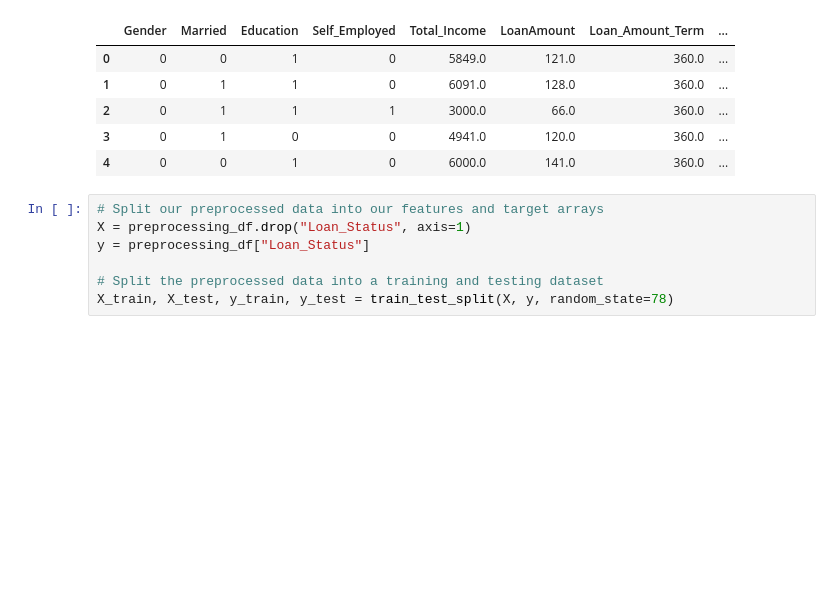
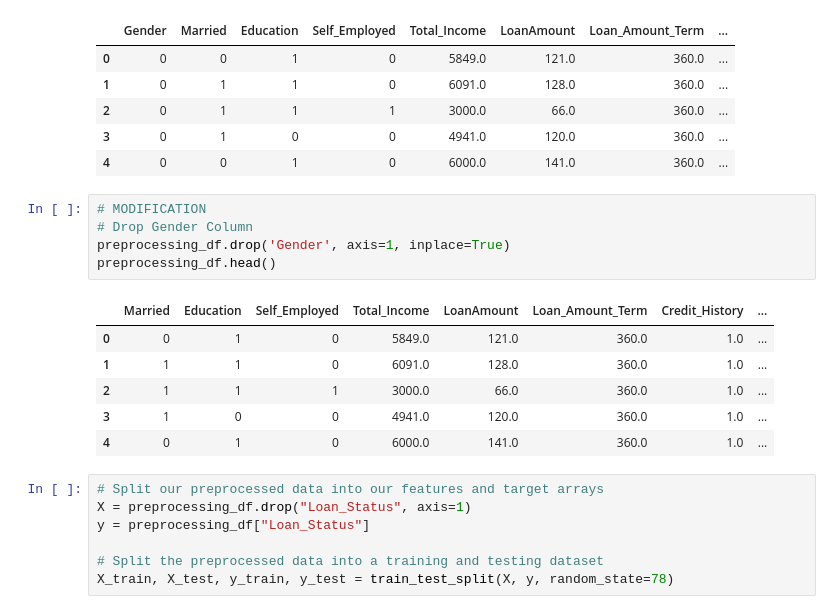
Before and after one commit to andrew-voortman/ML_Loan_Prediction_Model, a Jupyter notebook: ModelTest.ipynb, the cells around one changed output. Drawn from its saved outputs; the diff is of its cells as text; blank space fills up the shorter version.

Commit message:
dropped Gender column - accuracy increased

```diff
--- a/ModelTest.ipynb
+++ b/ModelTest.ipynb
@@ -47,6 +47,18 @@ preprocessing_df.head()
 | 2 | 0 | 1 | 1 | 1 | 3000.0 | 66.0 | 360.0 | ... |
 | 3 | 0 | 1 | 0 | 0 | 4941.0 | 120.0 | 360.0 | ... |
 | 4 | 0 | 0 | 1 | 0 | 6000.0 | 141.0 | 360.0 | ... |
+# %%
+# MODIFICATION
+# Drop Gender Column
+preprocessing_df.drop('Gender', axis=1, inplace=True)
+preprocessing_df.head()
+# %% [output]
+|  | Married | Education | Self_Employed | Total_Income | LoanAmount | Loan_Amount_Term | Credit_History | ... |
+| 0 | 0 | 1 | 0 | 5849.0 | 121.0 | 360.0 | 1.0 | ... |
+| 1 | 1 | 1 | 0 | 6091.0 | 128.0 | 360.0 | 1.0 | ... |
+| 2 | 1 | 1 | 1 | 3000.0 | 66.0 | 360.0 | 1.0 | ... |
+| 3 | 1 | 0 | 0 | 4941.0 | 120.0 | 360.0 | 1.0 | ... |
+| 4 | 0 | 1 | 0 | 6000.0 | 141.0 | 360.0 | 1.0 | ... |
 # %%
 # Split our preprocessed data into our features and target arrays
 X = preprocessing_df.drop("Loan_Status", axis=1)
```
Also changed, not shown: parts of 5 cells of this notebook, 3 other files.
